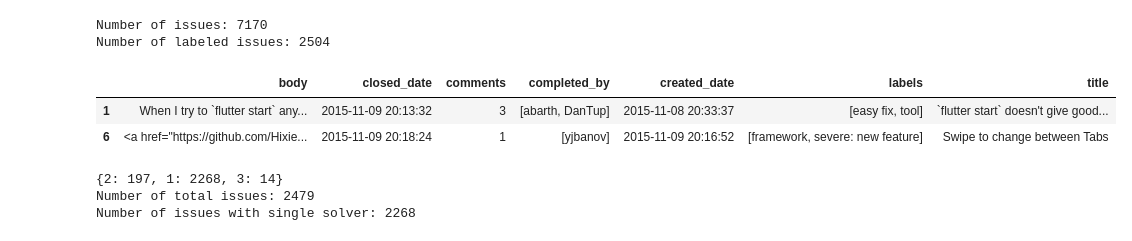
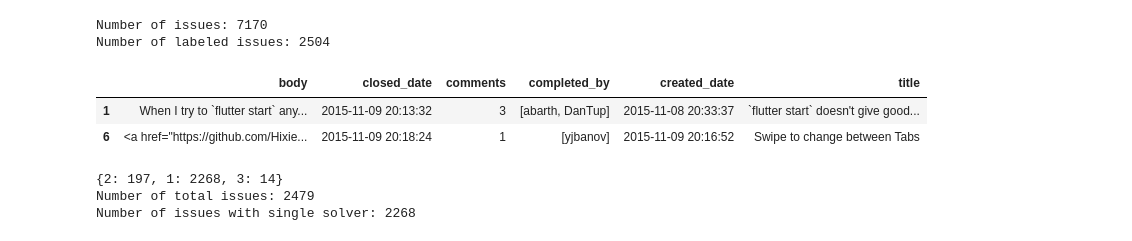
Before and after one commit to lstrait2/github-data-collection, a Jupyter notebook: src/tasking.ipynb, the cells around one changed output. Saved outputs shown, nothing was run; the diff lists cells and outputs as text; code cells hidden in the pictures.

```diff
--- a/src/tasking.ipynb
+++ b/src/tasking.ipynb
@@ -37,24 +37,24 @@ Number of labeled issues: 2504
 # %%
 # create a data frame from the list of issues
 df_list = []
 for issue in labeled_issues[25:]:
         df_dict = {}
         df_dict['comments'] = issue['comments']
         if (not issue['body']):
             issue['body'] = ""
         df_dict['title'] = issue['title']
         df_dict['body'] = issue['body']
         df_dict['closed_date'] = pd.to_datetime(issue['closed_at'])
         df_dict['created_date'] = pd.to_datetime(issue['created_at'])
         df_dict['completed_by'] = issue['completed_by']
-        df_dict['labels'] = [label['name'] for label in issue['labels']]
+        #df_dict['labels'] = [label['name'] for label in issue['labels']]
         df_list.append(df_dict)
 df = pd.DataFrame(df_list).sort_values('closed_date')
 df.head(2)
 # %% [output]
-|  | body | closed_date | comments | completed_by | created_date | labels | title |
-| 1 | When I try to `flutter start` any... | 2015-11-09 20:13:32 | 3 | [abarth, DanTup] | 2015-11-08 20:33:37 | [easy fix, tool] | `flutter start` doesn't give good... |
-| 6 | <a href="https://github.com/Hixie... | 2015-11-09 20:18:24 | 1 | [yjbanov] | 2015-11-09 20:16:52 | [framework, severe: new feature] | Swipe to change between Tabs |
+|  | body | closed_date | comments | completed_by | created_date | title |
+| 1 | When I try to `flutter start` any... | 2015-11-09 20:13:32 | 3 | [abarth, DanTup] | 2015-11-08 20:33:37 | `flutter start` doesn't give good... |
+| 6 | <a href="https://github.com/Hixie... | 2015-11-09 20:18:24 | 1 | [yjbanov] | 2015-11-09 20:16:52 | Swipe to change between Tabs |
 # %%
 # count number of issues with multiple completers
 counts = {}
```
Also changed, not shown: parts of 20 cells of this notebook, 2 other files.
